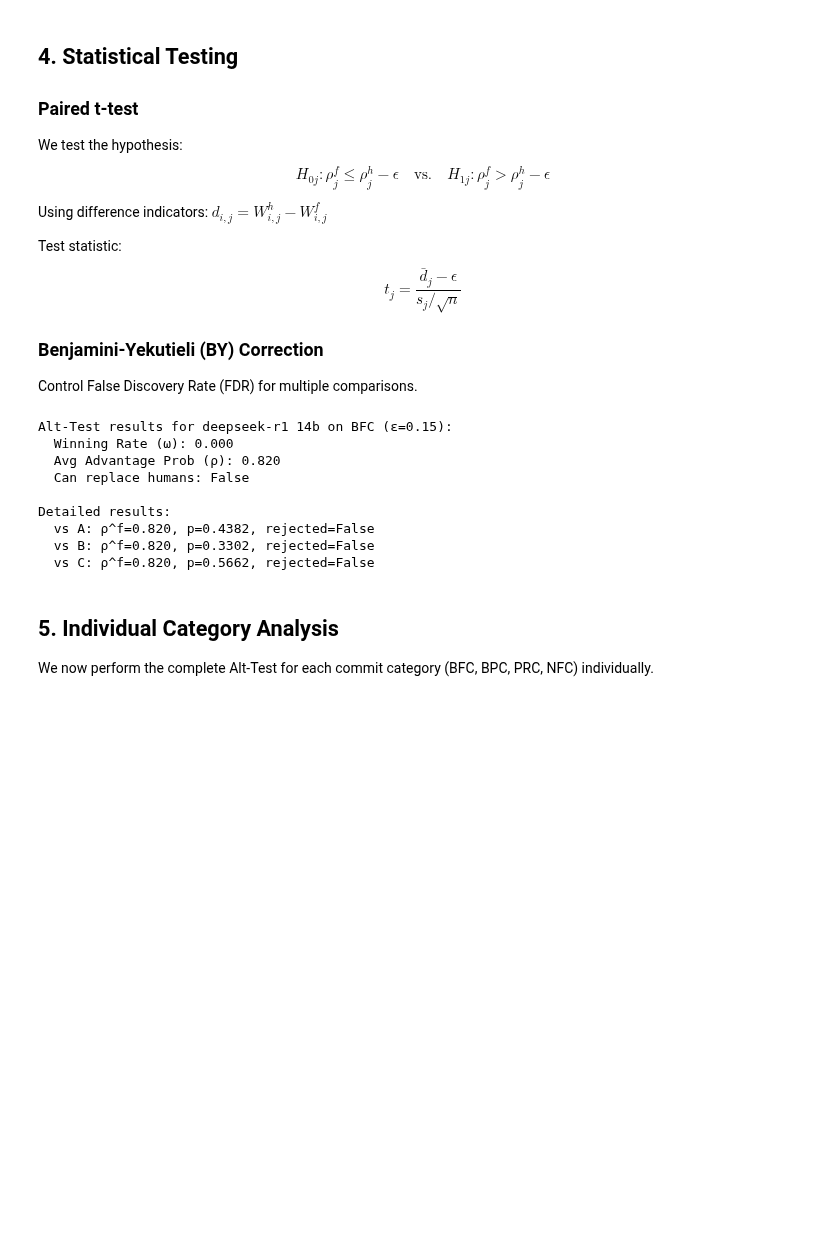
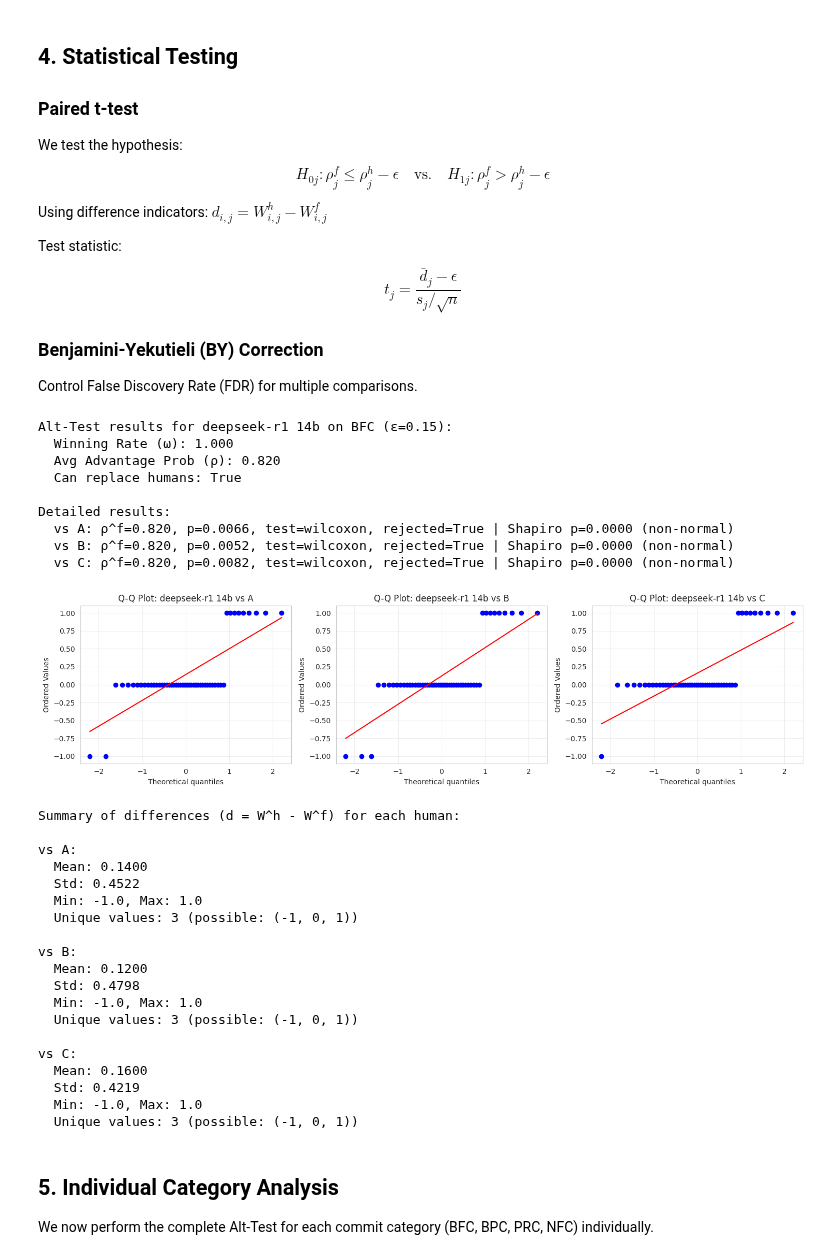
Before and after one commit to Maes95/llm-commit-classification, a Jupyter notebook: analysis/llm_replacement_analysis.ipynb, the cells around one changed output. Cells and saved outputs as stored; diff of their text form; code cells hidden in the pictures; blank space fills up the shorter version.

Commit message:
Use Wilcoxon Tests instead of t-pair

```diff
--- a/analysis/llm_replacement_analysis.ipynb
+++ b/analysis/llm_replacement_analysis.ipynb
@@ -418,17 +467,68 @@ print(f"  Avg Advantage Prob (ρ): {test_alt_results['avg_advantage_prob']:.3f}"
 print(f"  Can replace humans: {test_alt_results['can_replace']}")
 print("\nDetailed results:")
 for human, res in test_alt_results['test_results'].items():
-    print(f"  vs {human}: ρ^f={res['rho_f']:.3f}, p={res['p_value']:.4f}, rejected={res['rejected']}")
+    normality_info = ""
+    if res['normality_test']:
+        norm = res['normality_test']
+        normality_info = f" | Shapiro p={norm['p_value']:.4f} ({'normal' if norm['is_normal'] else 'non-normal'})"
+
+    print(f"  vs {human}: ρ^f={res['rho_f']:.3f}, p={res['p_value']:.4f}, "
+          f"test={res['test_used']}, rejected={res['rejected']}{normality_info}")
 # %% [output]
 Alt-Test results for deepseek-r1 14b on BFC (ε=0.15):
-  Winning Rate (ω): 0.000
+  Winning Rate (ω): 1.000
   Avg Advantage Prob (ρ): 0.820
-  Can replace humans: False
+  Can replace humans: True
 
 Detailed results:
-  vs A: ρ^f=0.820, p=0.4382, rejected=False
-  vs B: ρ^f=0.820, p=0.3302, rejected=False
-  vs C: ρ^f=0.820, p=0.5662, rejected=False
+  vs A: ρ^f=0.820, p=0.0066, test=wilcoxon, rejected=True | Shapiro p=0.0000 (non-normal)
+  vs B: ρ^f=0.820, p=0.0052, test=wilcoxon, rejected=True | Shapiro p=0.0000 (non-normal)
+  vs C: ρ^f=0.820, p=0.0082, test=wilcoxon, rejected=True | Shapiro p=0.0000 (non-normal)
+# %%
+# Visualize normality of differences for the test case
+fig, axes = plt.subplots(1, 3, figsize=(15, 4))
+
+for idx, (human, res) in enumerate(test_results.items()):
+    d = np.array(res['W_h']) - np.array(res['W_f'])
+
+    # Q-Q plot
+    stats.probplot(d, dist="norm", plot=axes[idx])
+    axes[idx].set_title(f'Q-Q Plot: {test_llm} vs {human}')
+    axes[idx].grid(alpha=0.3)
+
+plt.tight_layout()
+plt.show()
+
+# Summary statistics for differences
+print("\nSummary of differences (d = W^h - W^f) for each human:")
+for human, res in test_results.items():
+    d = np.array(res['W_h']) - np.array(res['W_f'])
+    print(f"\nvs {human}:")
+    print(f"  Mean: {np.mean(d):.4f}")
+    print(f"  Std: {np.std(d, ddof=1):.4f}")
+    print(f"  Min: {np.min(d):.1f}, Max: {np.max(d):.1f}")
+    print(f"  Unique values: {len(np.unique(d))} (possible: {-1, 0, 1})")
+# %% [output]
+[figure, added]
+Summary of differences (d = W^h - W^f) for each human:
+
+vs A:
+  Mean: 0.1400
+  Std: 0.4522
+  Min: -1.0, Max: 1.0
+  Unique values: 3 (possible: (-1, 0, 1))
+
+vs B:
+  Mean: 0.1200
+  Std: 0.4798
+  Min: -1.0, Max: 1.0
+  Unique values: 3 (possible: (-1, 0, 1))
+
+vs C:
+  Mean: 0.1600
+  Std: 0.4219
+  Min: -1.0, Max: 1.0
+  Unique values: 3 (possible: (-1, 0, 1))
 # %% [markdown]
 ## 5. Individual Category Analysis <a id="5-individual"></a>
 
```
Also changed, not shown: parts of 7 cells of this notebook, 5 other files.
